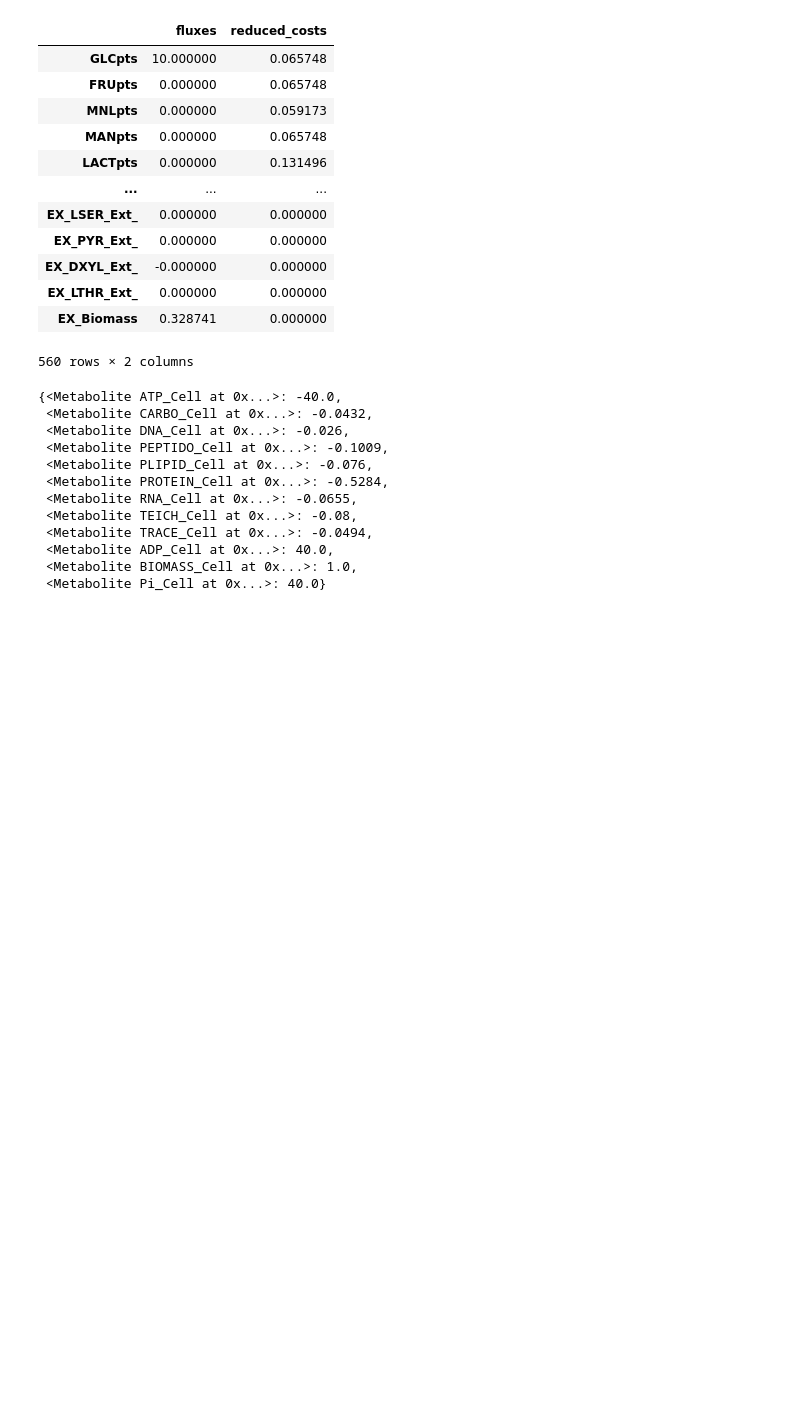
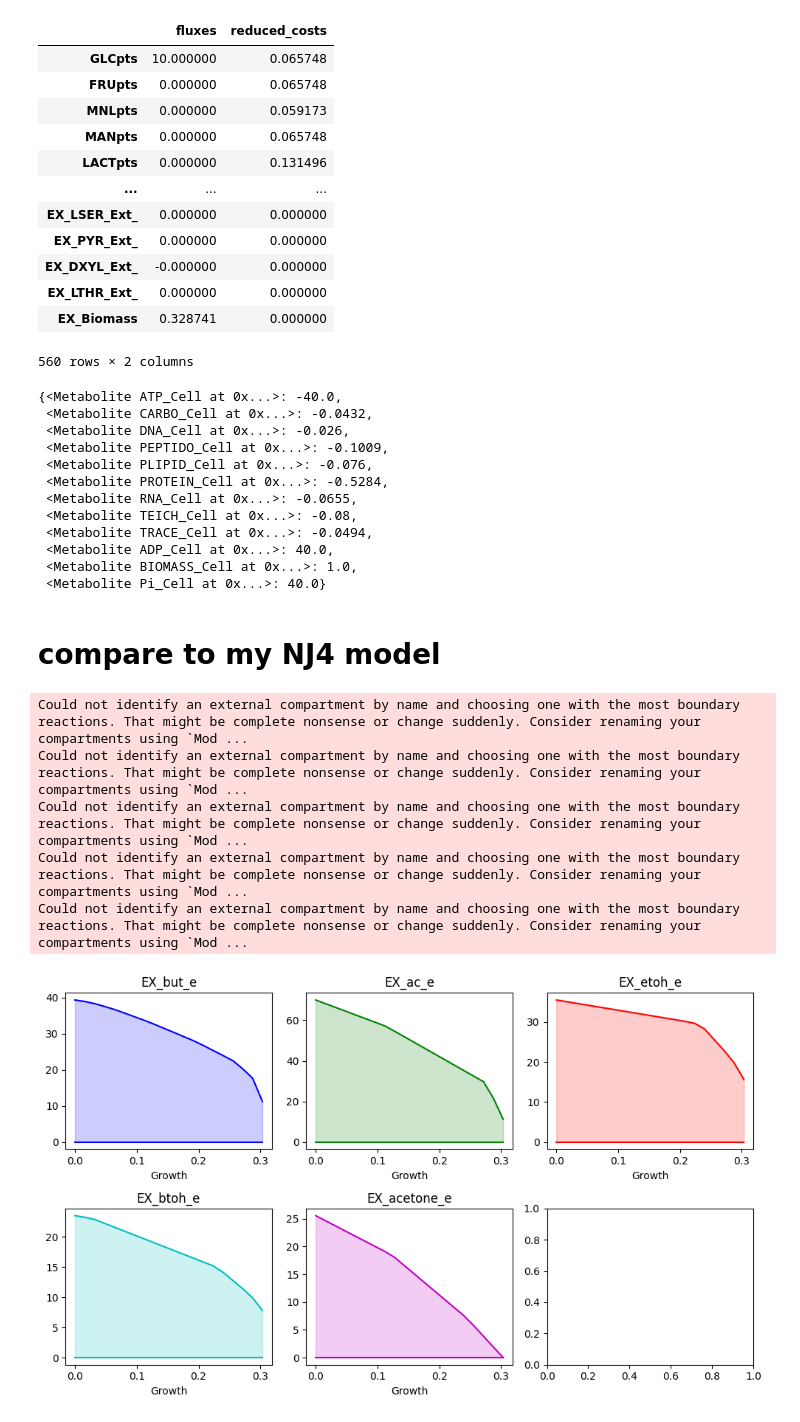
Before and after one commit to andreastallvik/BIOTBT3900, a Jupyter notebook: community_modelling/CBP_butanol/existing_models.ipynb, the cells around one changed output. Drawn from its saved outputs; the diff is of its cells as text; code cells hidden in the pictures; blank space fills up the shorter version.

```diff
--- a/community_modelling/CBP_butanol/existing_models.ipynb
+++ b/community_modelling/CBP_butanol/existing_models.ipynb
@@ -5,0 +25,2 @@ iJL432 = read_sbml_model('GEMs/iJL432.xml')
+# %%
+nj4 = read_sbml_model('GEMs/NJ4_curated.xml')
@@ -109,3 +177,18 @@ iJL432.reactions.rBIOMASS.metabolites
  <Metabolite ADP_Cell at 0x...>: 40.0,
  <Metabolite BIOMASS_Cell at 0x...>: 1.0,
  <Metabolite Pi_Cell at 0x...>: 40.0}
+# %% [markdown]
+# compare to my NJ4 model
+# %%
+from utils import static_sim
+
+prod_reactions = ["EX_but_e", "EX_ac_e", "EX_etoh_e", "EX_btoh_e", "EX_acetone_e"]
+
+static_sim.plot_flux_envelopes(nj4, reactions=prod_reactions)
+# %% [output]
+Could not identify an external compartment by name and choosing one with the most boundary reactions. That might be complete nonsense or change suddenly. Consider renaming your compartments using `Mod ...
+Could not identify an external compartment by name and choosing one with the most boundary reactions. That might be complete nonsense or change suddenly. Consider renaming your compartments using `Mod ...
+Could not identify an external compartment by name and choosing one with the most boundary reactions. That might be complete nonsense or change suddenly. Consider renaming your compartments using `Mod ...
+Could not identify an external compartment by name and choosing one with the most boundary reactions. That might be complete nonsense or change suddenly. Consider renaming your compartments using `Mod ...
+Could not identify an external compartment by name and choosing one with the most boundary reactions. That might be complete nonsense or change suddenly. Consider renaming your compartments using `Mod ...
+[figure, added]
```
Also changed, not shown: parts of 9 cells of this notebook, 1 other file.
